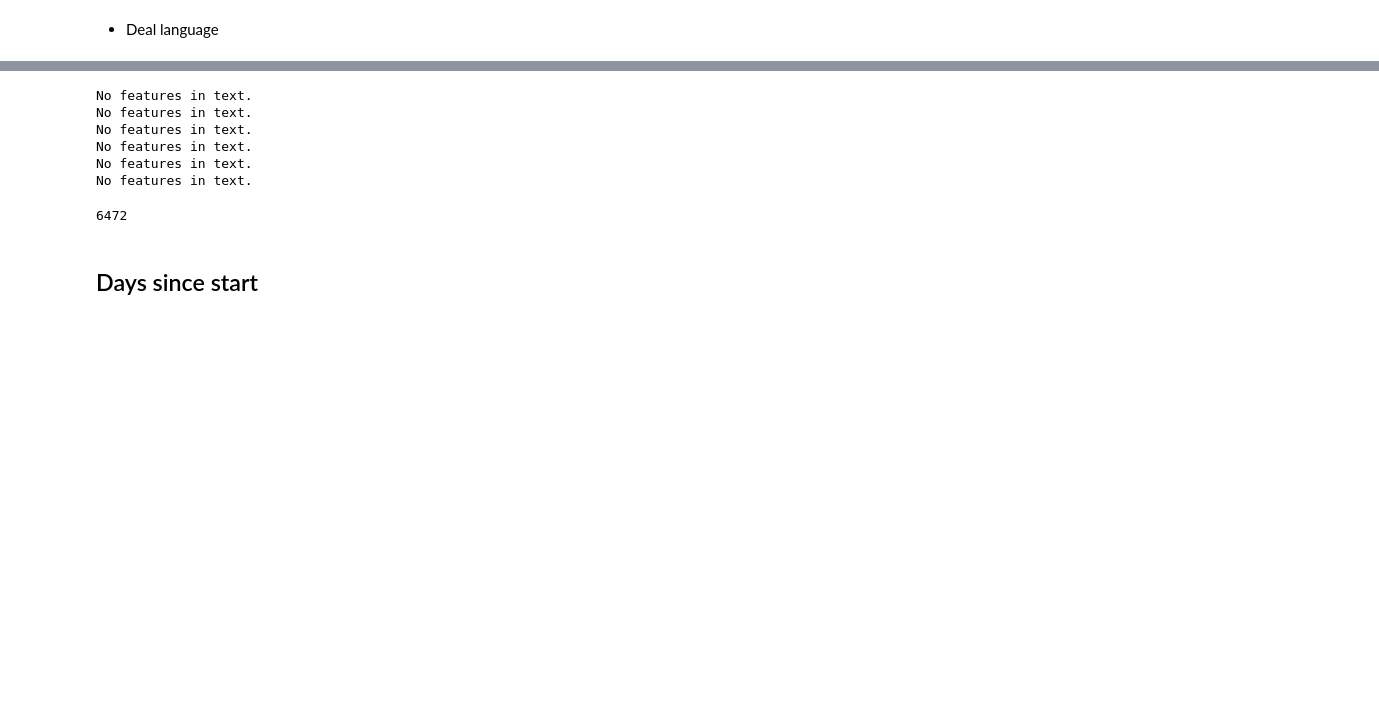
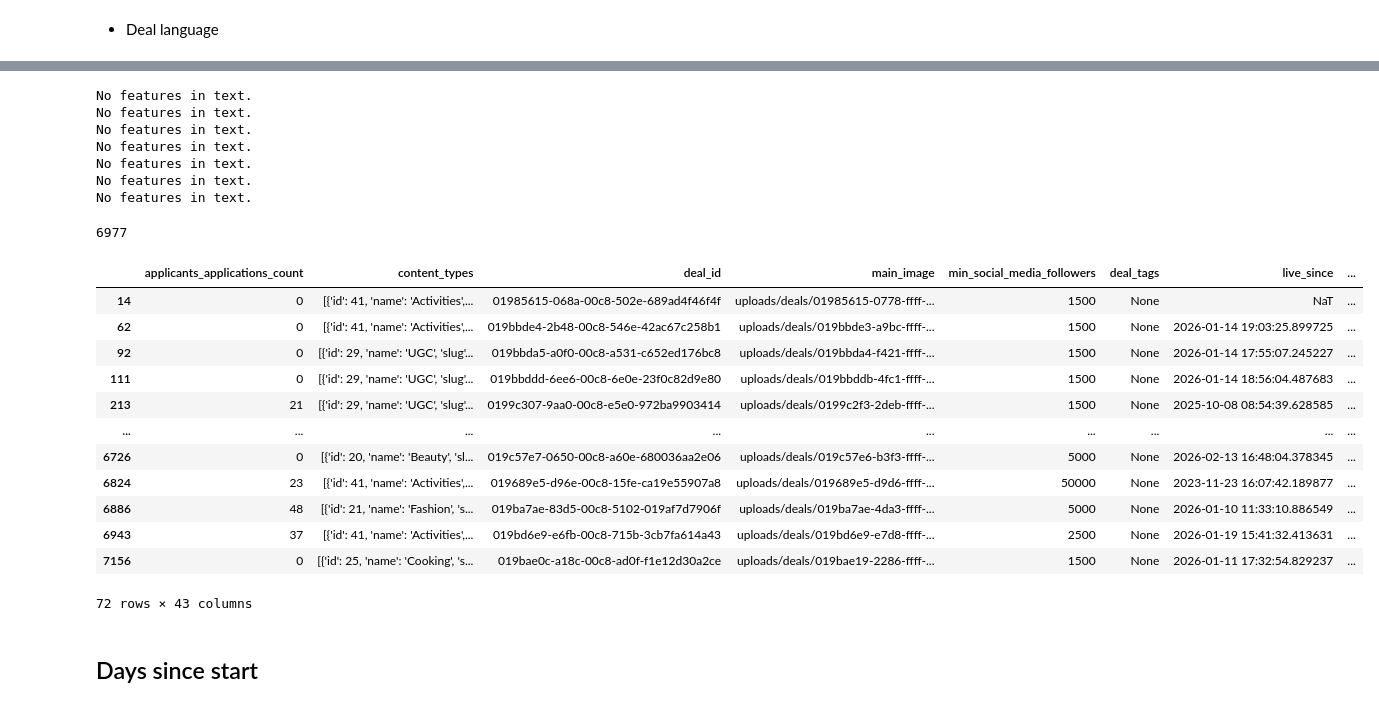
Before and after one commit to wouterbarter/AI_thesis_public, a Jupyter notebook: notebooks/data_cleaning.ipynb, the cells around one changed output, grey strips where cells are left out. Cells and saved outputs as stored; diff of their text form; code cells hidden in the pictures; blank space fills up the shorter version.

```diff
--- a/notebooks/data_cleaning.ipynb
+++ b/notebooks/data_cleaning.ipynb
@@ -55,0 +65,4 @@ Index(['created_at', 'updated_at', 'deleted_at', 'id', 'legacy_partner_id',
+# %%
+print(len(df))
+df = df[~(df['deal_title'].str.contains('duplicate') & (df.applicants_applications_count < 5))]
+print(len(df))
@@ -60,4 +87,0 @@ Number of rows before cleaning: 7274
-# %%
-mask_test = df['deal_title'].str.contains('test') | df['deal_text'].str.contains('test') | df['creators_requirement'].str.contains('test')
-df = df[~mask_test]
-len(df)
@@ -68,4 +87,0 @@ len(df)
-# %%
-mask_short_text = (df['deal_text'].str.len() < 10)
-df = df[~mask_short_text]
-len(df)
@@ -110,6 +108,8 @@ df.loc[df.deal_language == 'af','deal_language'] = 'nl'
 
 # Filter languages that are not Dutch, English or German (they are gibberish)
 allowed_languages = ['nl', 'en', 'de']
+test = df[~df['deal_language'].isin(allowed_languages)]
+
 df = df[df['deal_language'].isin(allowed_languages)]
 len(df)
 # %% [output]
@@ -119,7 +119,24 @@ No features in text.
 No features in text.
 No features in text.
 No features in text.
+No features in text.
-6472
+6977
+# %%
+test
+# %% [output]
+|  | applicants_applications_count | content_types | deal_id | main_image | min_social_media_followers | deal_tags | live_since | ... |
+| 14 | 0 | [{'id': 41, 'name': 'Activities',... | 01985615-068a-00c8-502e-689ad4f46f4f | uploads/deals/01985615-0778-ffff-... | 1500 | None | NaT | ... |
+| 62 | 0 | [{'id': 41, 'name': 'Activities',... | 019bbde4-2b48-00c8-546e-42ac67c258b1 | uploads/deals/019bbde3-a9bc-ffff-... | 1500 | None | 2026-01-14 19:03:25.899725 | ... |
+| 92 | 0 | [{'id': 29, 'name': 'UGC', 'slug'... | 019bbda5-a0f0-00c8-a531-c652ed176bc8 | uploads/deals/019bbda4-f421-ffff-... | 1500 | None | 2026-01-14 17:55:07.245227 | ... |
+| 111 | 0 | [{'id': 29, 'name': 'UGC', 'slug'... | 019bbddd-6ee6-00c8-6e0e-23f0c82d9e80 | uploads/deals/019bbddb-4fc1-ffff-... | 1500 | None | 2026-01-14 18:56:04.487683 | ... |
+| 213 | 21 | [{'id': 29, 'name': 'UGC', 'slug'... | 0199c307-9aa0-00c8-e5e0-972ba9903414 | uploads/deals/0199c2f3-2deb-ffff-... | 1500 | None | 2025-10-08 08:54:39.628585 | ... |
+| ... | ... | ... | ... | ... | ... | ... | ... | ... |
+| 6726 | 0 | [{'id': 20, 'name': 'Beauty', 'sl... | 019c57e7-0650-00c8-a60e-680036aa2e06 | uploads/deals/019c57e6-b3f3-ffff-... | 5000 | None | 2026-02-13 16:48:04.378345 | ... |
+| 6824 | 23 | [{'id': 41, 'name': 'Activities',... | 019689e5-d96e-00c8-15fe-ca19e55907a8 | uploads/deals/019689e5-d9d6-ffff-... | 50000 | None | 2023-11-23 16:07:42.189877 | ... |
+| 6886 | 48 | [{'id': 21, 'name': 'Fashion', 's... | 019ba7ae-83d5-00c8-5102-019af7d7906f | uploads/deals/019ba7ae-4da3-ffff-... | 5000 | None | 2026-01-10 11:33:10.886549 | ... |
+| 6943 | 37 | [{'id': 41, 'name': 'Activities',... | 019bd6e9-e6fb-00c8-715b-3cb7fa614a43 | uploads/deals/019bd6e9-e7d8-ffff-... | 2500 | None | 2026-01-19 15:41:32.413631 | ... |
+| 7156 | 0 | [{'id': 25, 'name': 'Cooking', 's... | 019bae0c-a18c-00c8-ad0f-f1e12d30a2ce | uploads/deals/019bae19-2286-ffff-... | 1500 | None | 2026-01-11 17:32:54.829237 | ... |
+72 rows × 43 columns
 # %% [markdown]
 ## Days since start
 # %%
```
Also changed, not shown: parts of 20 cells of this notebook, 3 other files.
